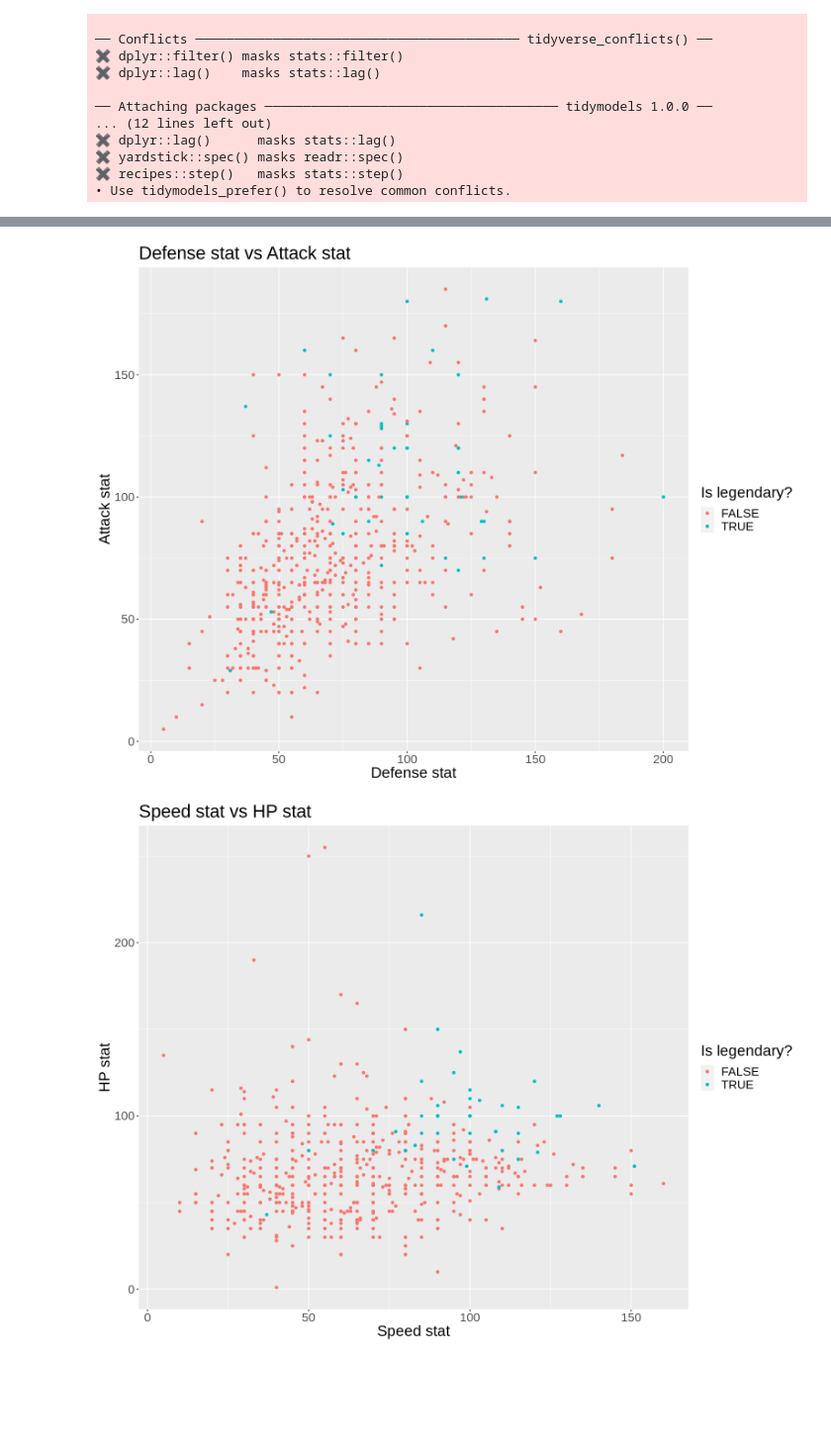
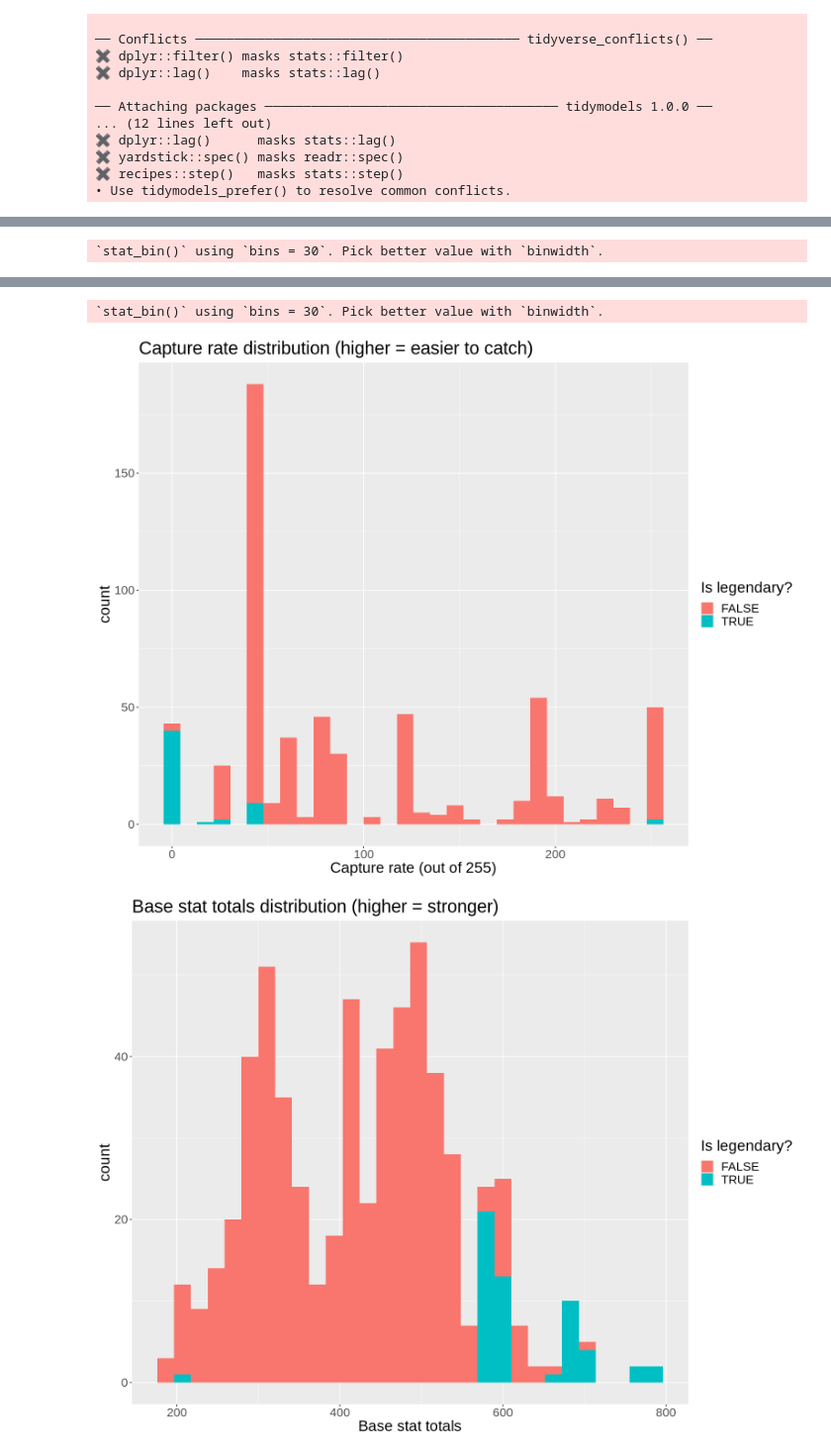
Before and after one commit to JerryMa0716/dsci-100-2023s1-group-17, a Jupyter notebook: test.ipynb, the cells around one changed output, grey strips where cells are left out. Shown at 99% size. Saved outputs shown, nothing was run; the diff lists cells and outputs as text; code cells hidden in the pictures; blank space fills up the shorter version.

Commit message:
changed plots to histograms

```diff
--- a/test.ipynb
+++ b/test.ipynb
@@ -115,40 +115,33 @@ pokemon_test <- testing(pokemon_split)
 options(repr.plot.width = 13, repr.plot.height = 10)
 
 pokemon_plot_height_weight <- ggplot(pokemon_train, aes(x = height_m, y = weight_kg, color = is_legendary)) +
-                geom_point() +
+                geom_point(alpha = 0.6) +
                 theme(text = element_text(size = 20)) +
                 labs(x = "Height (m)", y = "Weight (kg)", color = "Is legendary?") +
                 ggtitle("Height vs Weight")
 
-pokemon_plot_sp_defense_sp_attack <- ggplot(pokemon_train, aes(x = sp_defense, y = sp_attack, color = is_legendary)) +
-                geom_point() +
+pokemon_plot_experience_growth <- ggplot(pokemon_train, aes(x = experience_growth, fill = is_legendary)) +
+                geom_histogram() +
                 theme(text = element_text(size = 20)) +
-                labs(x = "Special Defense stat", y = "Special Attack stat", color = "Is legendary?") +
-                ggtitle("Special Defense stat vs Special Attack stat")
+                labs(x = "Experience growth", fill = "Is legendary?") +
+                ggtitle("Experience growth distribution (higher = faster growth)")
 
-pokemon_plot_defense_attack <- ggplot(pokemon_train, aes(x = defense, y = attack, color = is_legendary)) +
-                geom_point() +
+pokemon_plot_capture_rate <- ggplot(pokemon_train, aes(x = capture_rate, fill = is_legendary)) +
+                geom_histogram() +
                 theme(text = element_text(size = 20)) +
-                labs(x = "Defense stat", y = "Attack stat", color = "Is legendary?") +
-                ggtitle("Defense stat vs Attack stat")
+                labs(x = "Capture rate (out of 255)", fill = "Is legendary?") +
+                ggtitle("Capture rate distribution (higher = easier to catch)")
 
-pokemon_plot_speed_hp <- ggplot(pokemon_train, aes(x = speed, y = hp, color = is_legendary)) +
-                geom_point() +
+pokemon_plot_base_stats <- ggplot(pokemon_train, aes(x = base_total, fill = is_legendary)) +
+                geom_histogram() +
                 theme(text = element_text(size = 20)) +
-                labs(x = "Speed stat", y = "HP stat", color = "Is legendary?") +
-                ggtitle("Speed stat vs HP stat")
-
-pokemon_plot_capture_rate_experience <- ggplot(pokemon_train, aes(x = capture_rate, y = experience_growth, color = is_legendary)) +
-                geom_point(alpha = 0.4) +
-                theme(text = element_text(size = 20)) +
-                labs(x = "Capture rate", y = "Experience growth", color = "Is legendary?") +
-                ggtitle("Capture rate vs Experience growth")
+                labs(x = "Base stat totals", fill = "Is legendary?") +
+                ggtitle("Base stat totals distribution (higher = stronger)")
 
 
 pokemon_plot_height_weight
-pokemon_plot_sp_defense_sp_attack
-pokemon_plot_defense_attack
-pokemon_plot_speed_hp
-pokemon_plot_capture_rate_experience
+pokemon_plot_experience_growth
+pokemon_plot_capture_rate
+pokemon_plot_base_stats
 # %% [output]
 Warning message:
@@ -156,0 +151 @@ Warning message:
+`stat_bin()` using `bins = 30`. Pick better value with `binwidth`.
@@ -158,2 +153,3 @@ Warning message:
+`stat_bin()` using `bins = 30`. Pick better value with `binwidth`.
-[figure, old version]
+[figure, new version]
-[figure, old version]
+[figure, new version]
```
Also changed, not shown: parts of 1 cell of this notebook.
